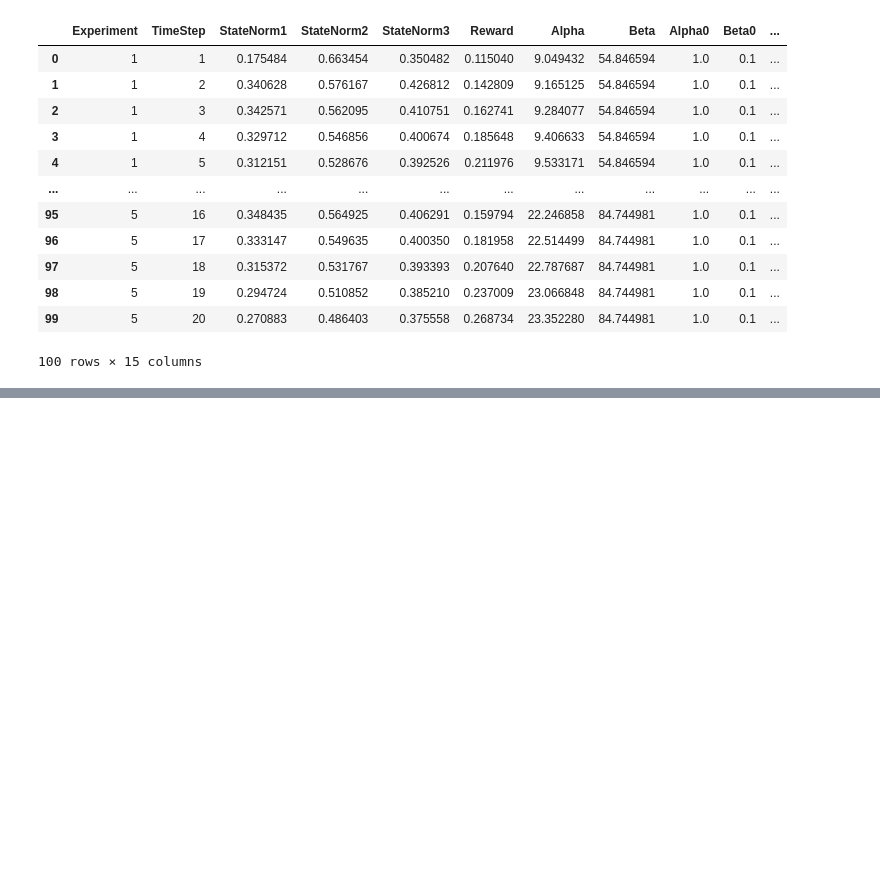
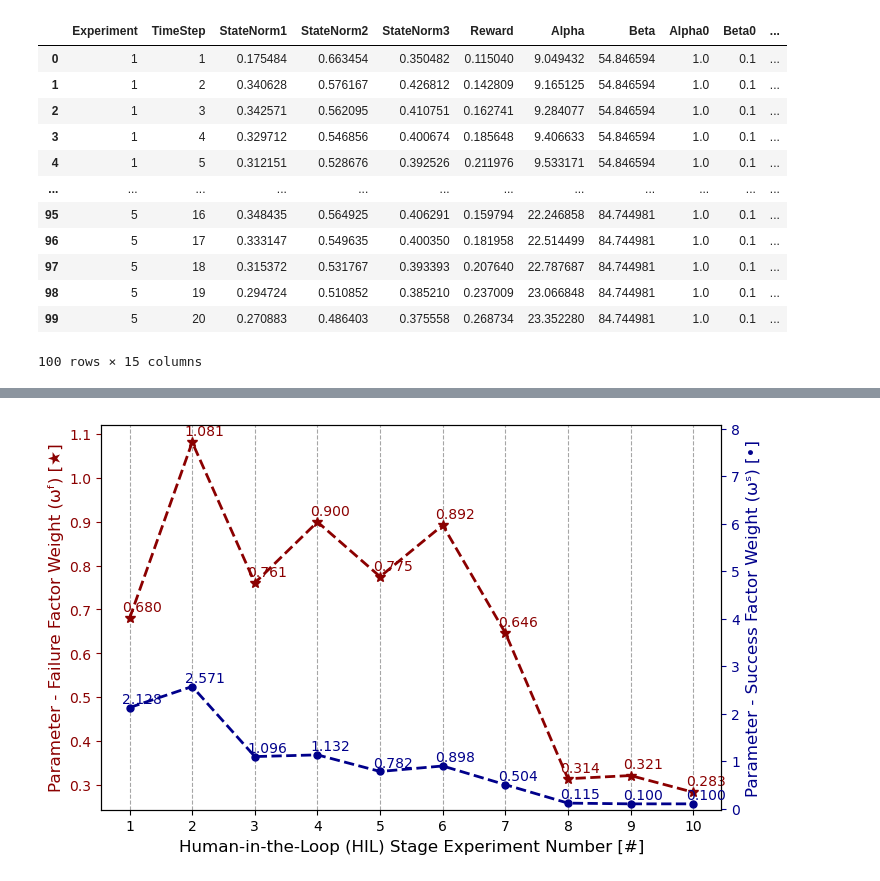
Before and after one commit to resuldagdanov/robot-learning-human-trust, a Jupyter notebook: src/evaluation/evaluate_trust_behavior.ipynb, the cells around one changed output, grey strips where cells are left out. Saved outputs shown, nothing was run; the diff lists cells and outputs as text; code cells hidden in the pictures; blank space fills up the shorter version.

Commit message:
plotting detailed figures for results

```diff
--- a/src/evaluation/evaluate_trust_behavior.ipynb
+++ b/src/evaluation/evaluate_trust_behavior.ipynb
@@ -447,0 +457,5 @@ INFERENCE_df
+# %%
+hil_results_df = pd.read_excel("HIL_stage_experiment_results.xlsx")
+# %%
+last_step_hil_results_df = hil_results_df[hil_results_df["Experiment"] != hil_results_df["Experiment"].shift(-1)]
+last_step_hil_results_df
@@ -447,0 +474,77 @@ INFERENCE_df
+# %%
+experiment_column = "Experiment"
+success_weight_column = "SuccessWeight"
+failure_weight_column = "FailureWeight"
+
+fig, ax1 = plt.subplots(1, 1,
+                        figsize=(8, 5))
+
+failure_scatter = ax1.plot(last_step_hil_results_df[experiment_column],
+                           last_step_hil_results_df[failure_weight_column],
+                           color="darkred",
+                           marker="*",
+                           markersize=7,
+                           linestyle="--",
+                           linewidth=2,
+                           label="Failure Weight (\u03C9\u1da0)")
+
+# ax1.set_title("Parameter Optimization with Maximum Likelihood Estimation (MLE)", fontsize=12)
+ax1.set_xlabel("Human-in-the-Loop (HIL) Stage Experiment Number [#]",
+               fontsize=12)
+ax1.set_ylabel(f"Parameter - Failure Factor Weight (\u03C9\u1da0) [★]",
+               color="darkred",
+               fontsize=12)
+ax1.tick_params("y",
+                colors="darkred")
+
+success_scatter = ax1.twinx()
+
+success_scatter.plot(last_step_hil_results_df[experiment_column],
+                     last_step_hil_results_df[success_weight_column],
+                     color="darkblue",
+                     marker="o",
+                     markersize=5,
+                     linestyle="--",
+                     linewidth=2,
+                     label="Success Weight (\u03C9\u02E2)")
+
+success_scatter.set_ylabel(f"Parameter - Success Factor Weight (\u03C9\u02E2) [•]",
+                           color="darkblue",
+                           fontsize=12)
+success_scatter.tick_params("y",
+                            colors="darkblue")
+
+success_scatter.set_ylim(success_scatter.get_ylim()[0],
+                         success_scatter.get_ylim()[1] * 3)
+
+ax1.set_xticks(np.arange(1,
+                         len(last_step_hil_results_df) + 1))
+ax1.grid(True,
+         which="both",
+         axis="x",
+         linestyle="--",
+         color="grey",
+         alpha=0.7)
+
+for x, y_failure, y_success in zip(last_step_hil_results_df[experiment_column],
+                                   last_step_hil_results_df[failure_weight_column],
+                                   last_step_hil_results_df[success_weight_column]):
+    ax1.text(x + 0.2,
+             y_failure + 0.009,
+             f"{y_failure:.3f}",
+             color="darkred",
+             ha="center",
+             va="bottom")
+
+    success_scatter.text(x + 0.2,
+                         y_success+ 0.03,
+                         f"{y_success:.3f}",
+                         color="darkblue",
+                         ha="center",
+                         va="bottom")
+
+# plt.savefig("success_failure_parameters_HIL.png", dpi=600, bbox_inches="tight")
+
+plt.show()
+# %% [output]
+[figure, added]
```
Also changed, not shown: parts of 16 cells of this notebook.
